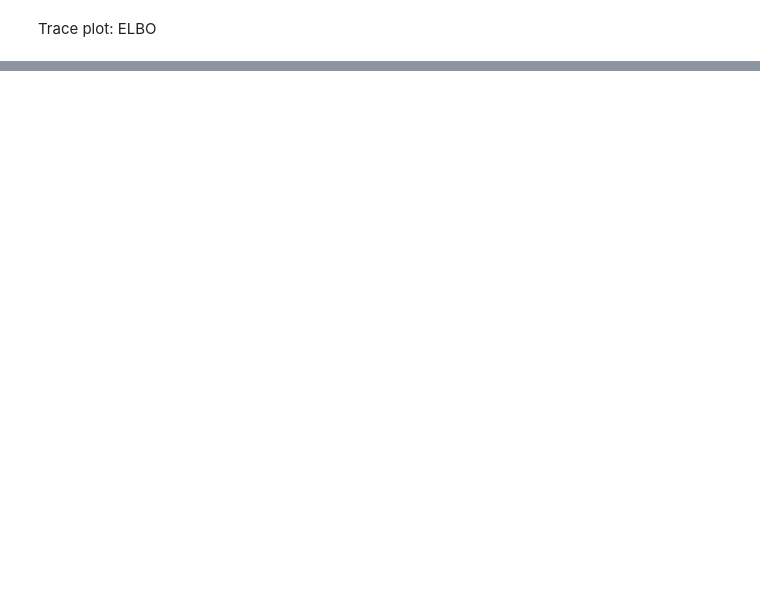
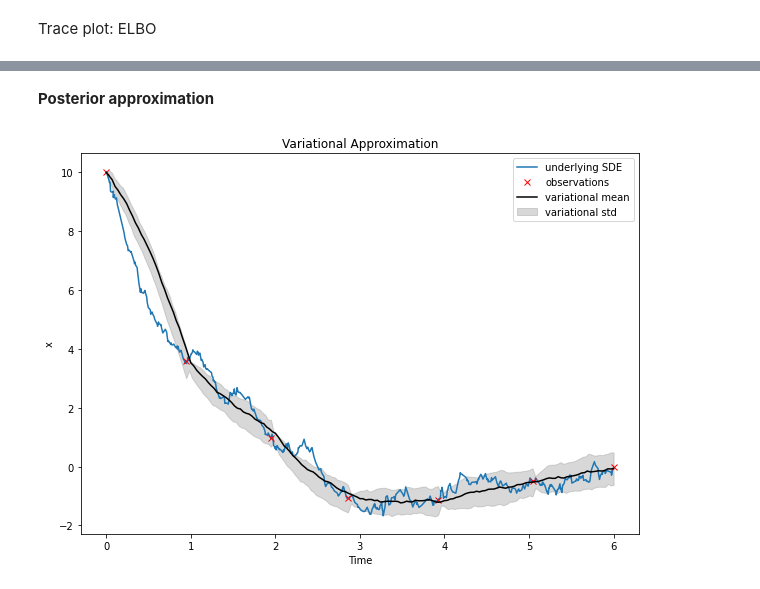
Before and after one commit to thysics/VI_SDE, a Jupyter notebook: VI_Time-OU_vectorised.ipynb, the cells around one changed output, grey strips where cells are left out. Drawn from its saved outputs; the diff is of its cells as text; code cells hidden in the pictures; blank space fills up the shorter version.

```diff
--- a/VI_Time-OU_vectorised.ipynb
+++ b/VI_Time-OU_vectorised.ipynb
@@ -882,0 +829,19 @@ plt.show()
+# %% [markdown]
+**Posterior approximation**
+# %%
+vi_mean = np.concatenate(vp_mean)
+vi_var = np.concatenate(vp_std)
+vi_pts = np.concatenate(vp_pts)
+
+plt.figure(figsize=(10, 7))
+plt.plot(true_sde.pts, true_sde.trj, label="underlying SDE")
+plt.plot(obs_time, obs, 'rx', label='observations')
+plt.plot(np.linspace(0, 6, vi_mean.shape[0]), vi_mean, color='black', label='variational mean')
+plt.fill_between(vi_pts, vi_mean + vi_var, vi_mean - vi_var, alpha=0.3, color='grey', label='variational std')
+plt.legend()
+plt.xlabel("Time")
+plt.ylabel("x")
+plt.title("Variational Approximation")
+plt.show()
+# %% [output]
+[figure, added]
```
Also changed, not shown: parts of 38 cells of this notebook.
